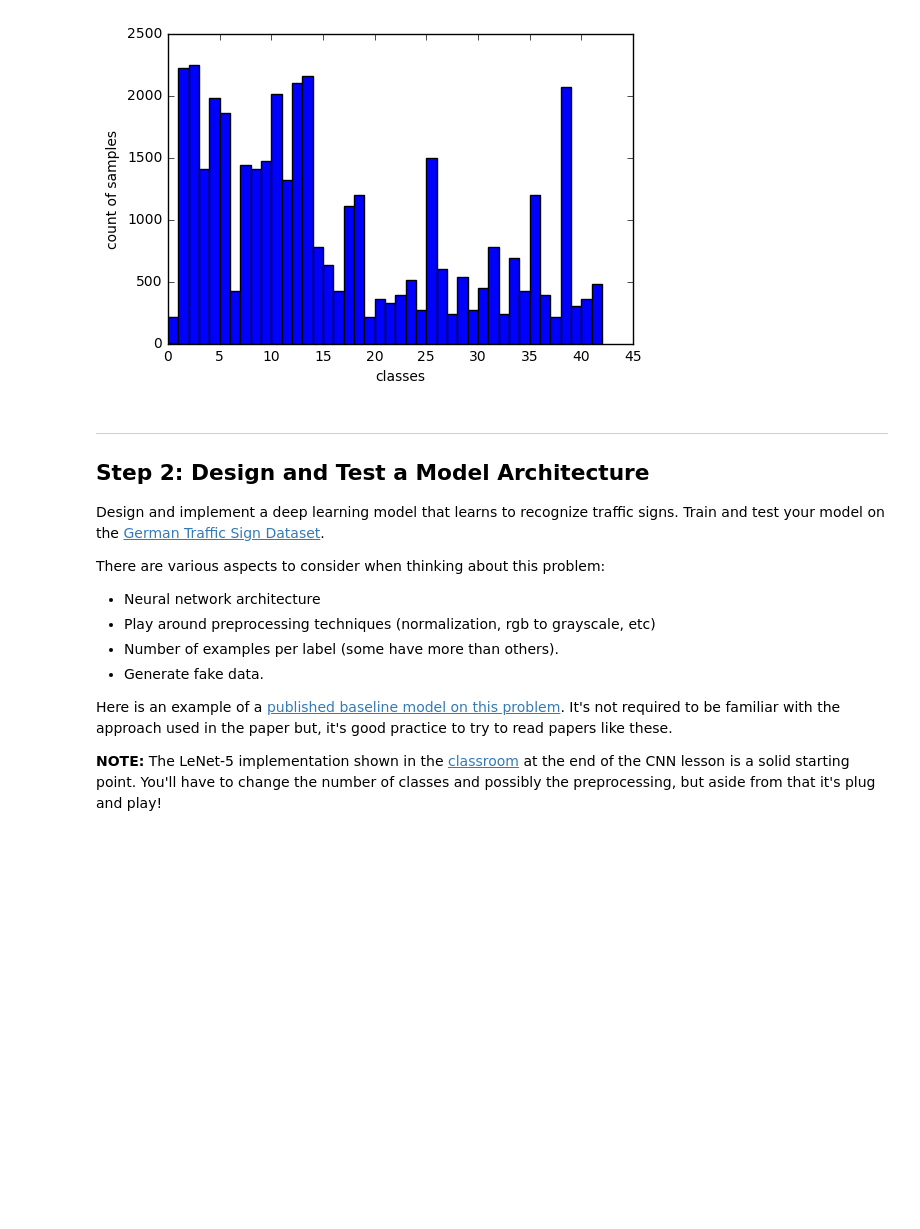
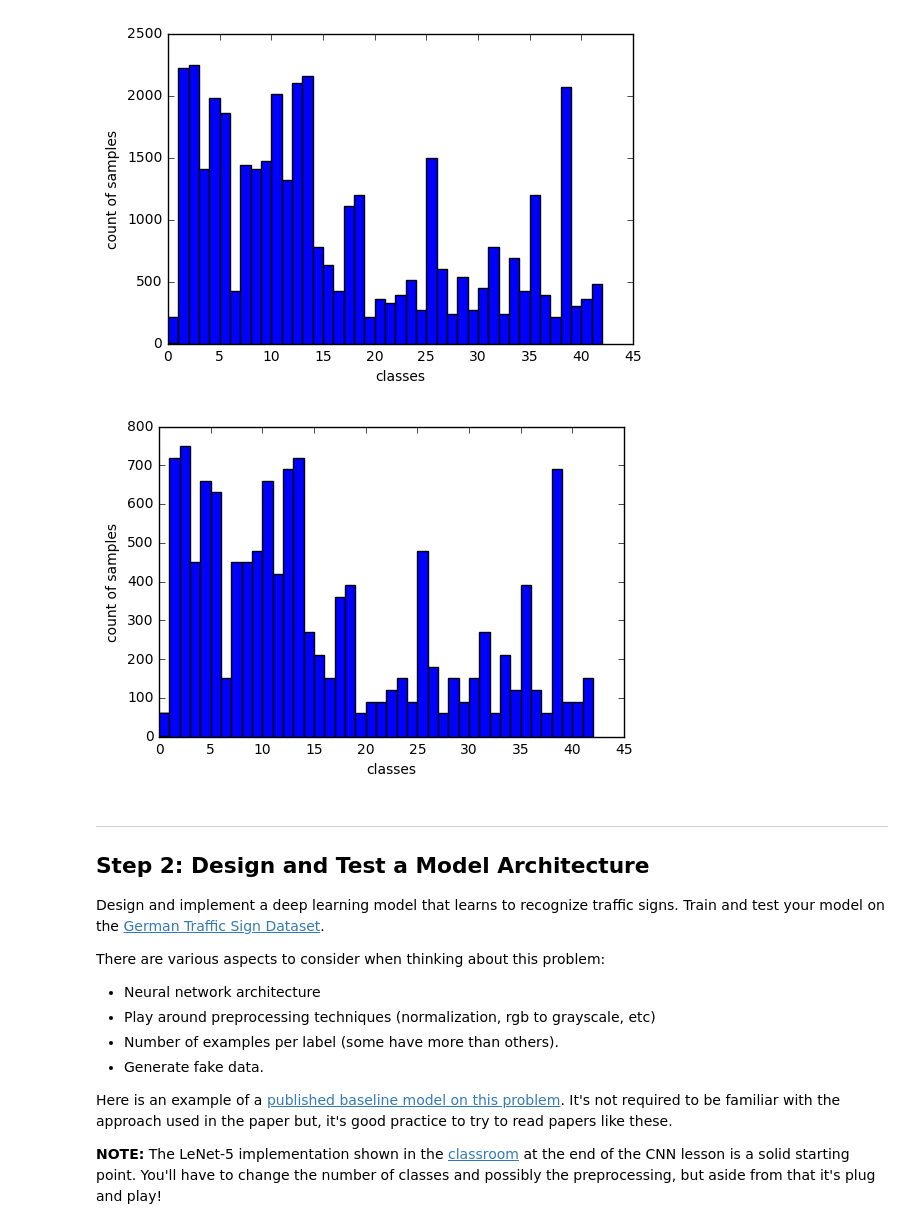
Before and after one commit to nalapati/sdc-traffic-sign-classifier, a Jupyter notebook: Traffic_Sign_Classifier.ipynb, the cells around one changed output. Cells and saved outputs as stored; diff of their text form; code cells hidden in the pictures; blank space fills up the shorter version.

```diff
--- a/Traffic_Sign_Classifier.ipynb
+++ b/Traffic_Sign_Classifier.ipynb
@@ -112,6 +121,18 @@ plt.xlabel('classes')
 plt.show()
 # %% [output]
 [figure]
+# %%
+###
+# Plot a histogram to get a sense of the tests class distribution
+###
+histogram=plt.figure()
+bins = np.arange(0, n_classes)
+plt.hist(y_test, bins)
+plt.ylabel('count of samples')
+plt.xlabel('classes')
+plt.show()
+# %% [output]
+[figure, added]
 # %% [markdown]
 ----
 
```
Also changed, not shown: parts of 28 cells of this notebook, 1 other file.
